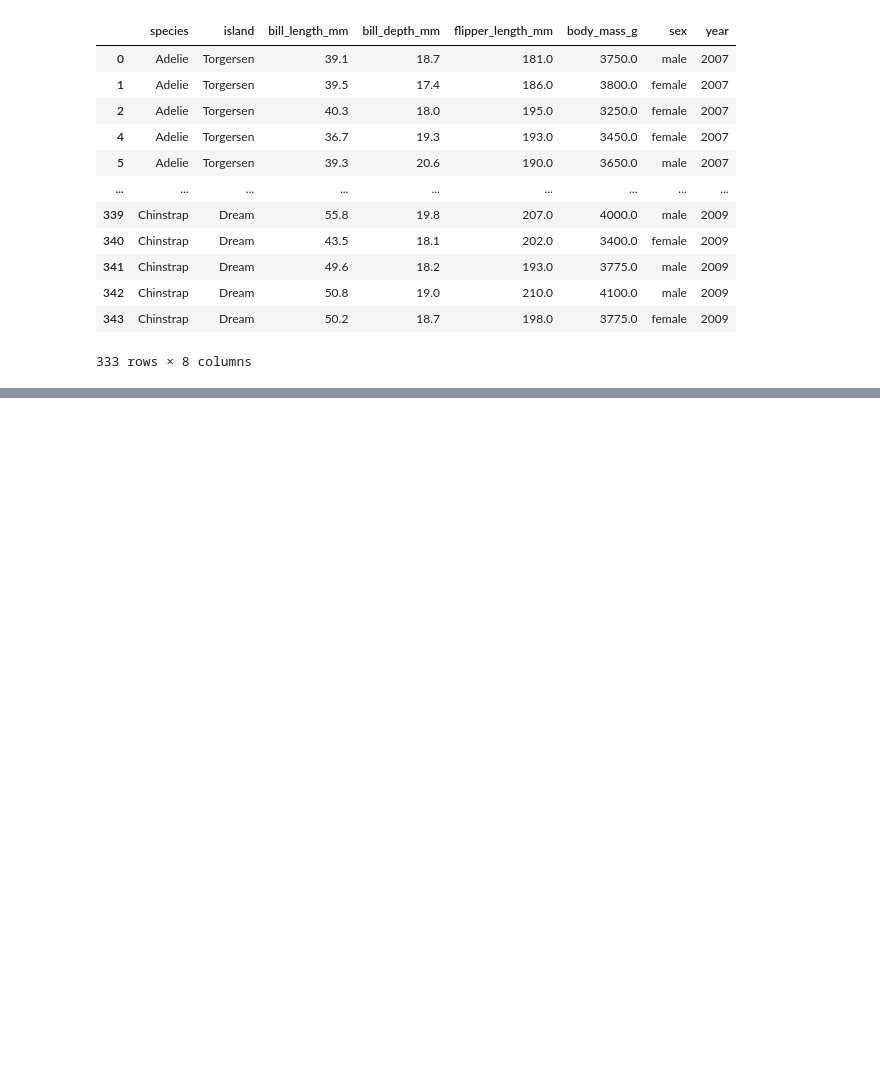
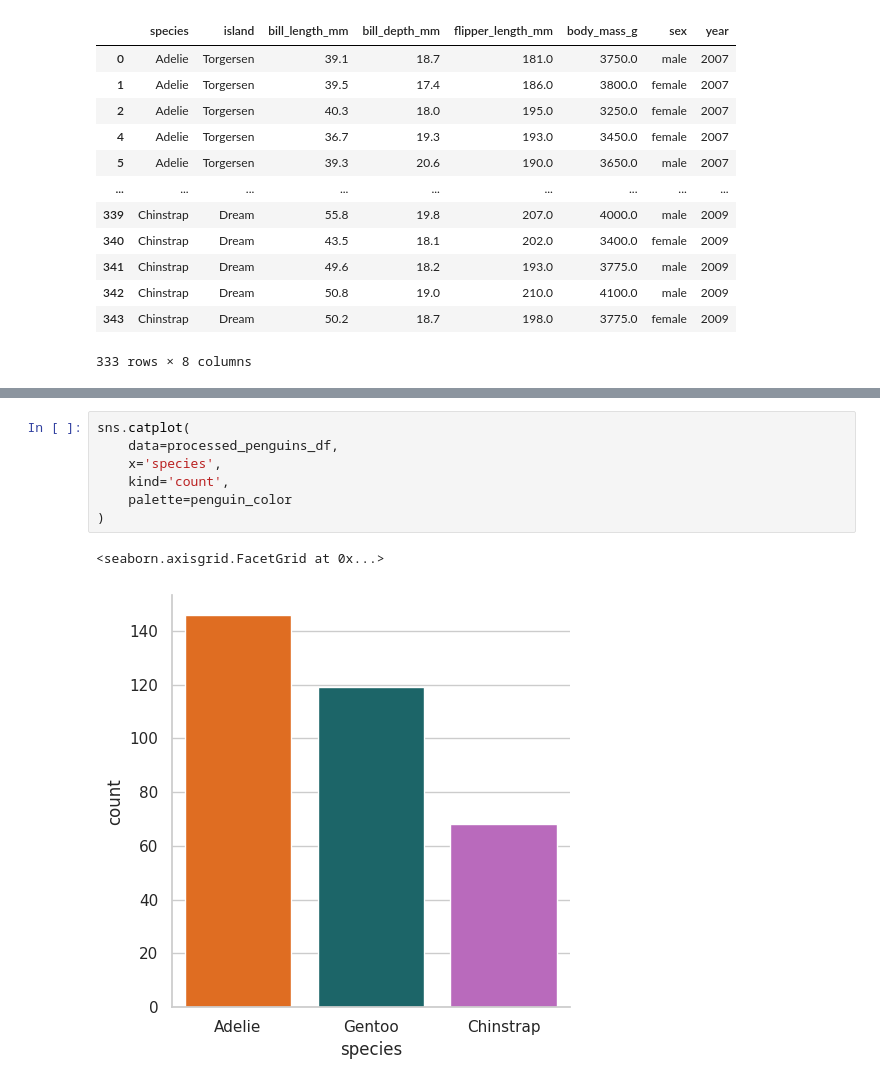
Before and after one commit to electrojam/Curso-de-Analisis-Exploratorio-de-Datos, a Jupyter notebook: 1-conociendo nuestros datos.ipynb, the cells around one changed output, grey strips where cells are left out. Cells and saved outputs as stored; diff of their text form; blank space fills up the shorter version.

```diff
--- a/1-conociendo nuestros datos.ipynb
+++ b/1-conociendo nuestros datos.ipynb
@@ -351,0 +478,10 @@ processed_penguins_df
+# %%
+sns.catplot(
+    data=processed_penguins_df,
+    x='species',
+    kind='count',
+    palette=penguin_color
+)
+# %% [output]
+<seaborn.axisgrid.FacetGrid at 0x...>
+[figure, added]
```
Also changed, not shown: parts of 31 cells of this notebook.
